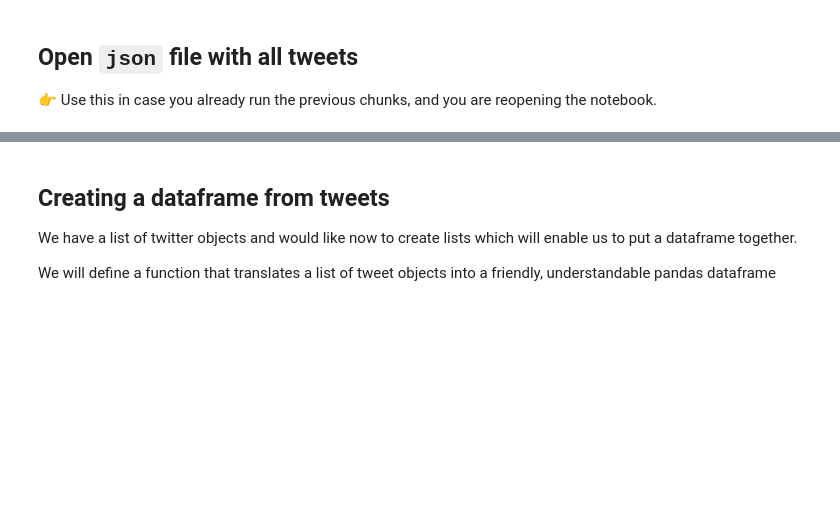
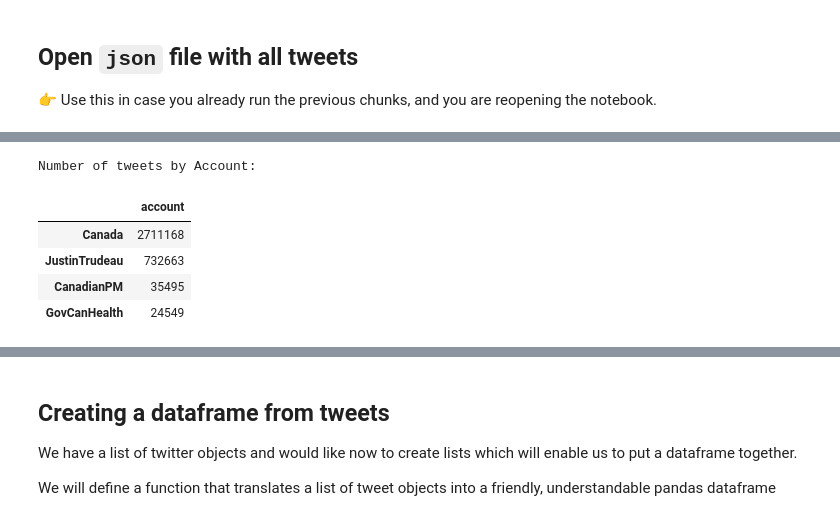
Before and after one commit to vcuspinera/Canada_response_covid, a Jupyter notebook: src/twitter-search_v3_snscrape.ipynb, the cells around one changed output, grey strips where cells are left out. Cells and saved outputs as stored; diff of their text form; code cells hidden in the pictures; blank space fills up the shorter version.

```diff
--- a/src/twitter-search_v3_snscrape.ipynb
+++ b/src/twitter-search_v3_snscrape.ipynb
@@ -221,0 +315,11 @@ df_tot.tail(3)
+# %%
+# tweets by `Account`
+print("Number of tweets by Account:\n")
+pd.DataFrame(df_tot['account'].value_counts())
+# %% [output]
+Number of tweets by Account:
+|  | account |
+| Canada | 2711168 |
+| JustinTrudeau | 732663 |
+| CanadianPM | 35495 |
+| GovCanHealth | 24549 |
```
Also changed, not shown: parts of 13 cells of this notebook, 1 other file.
